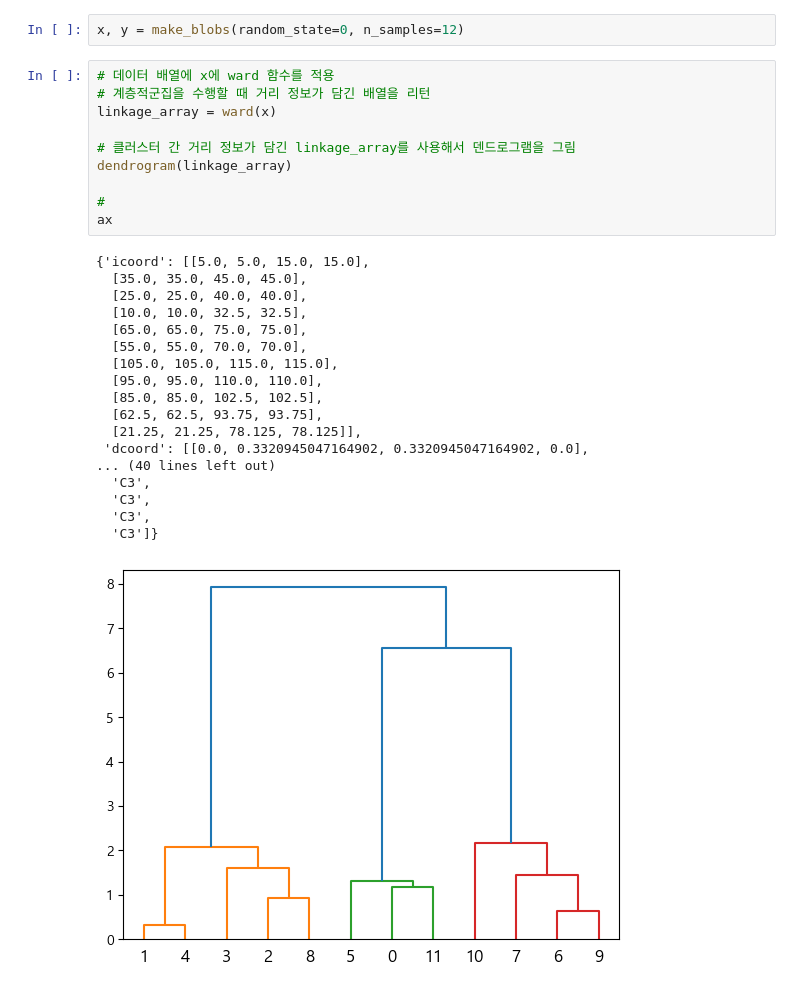
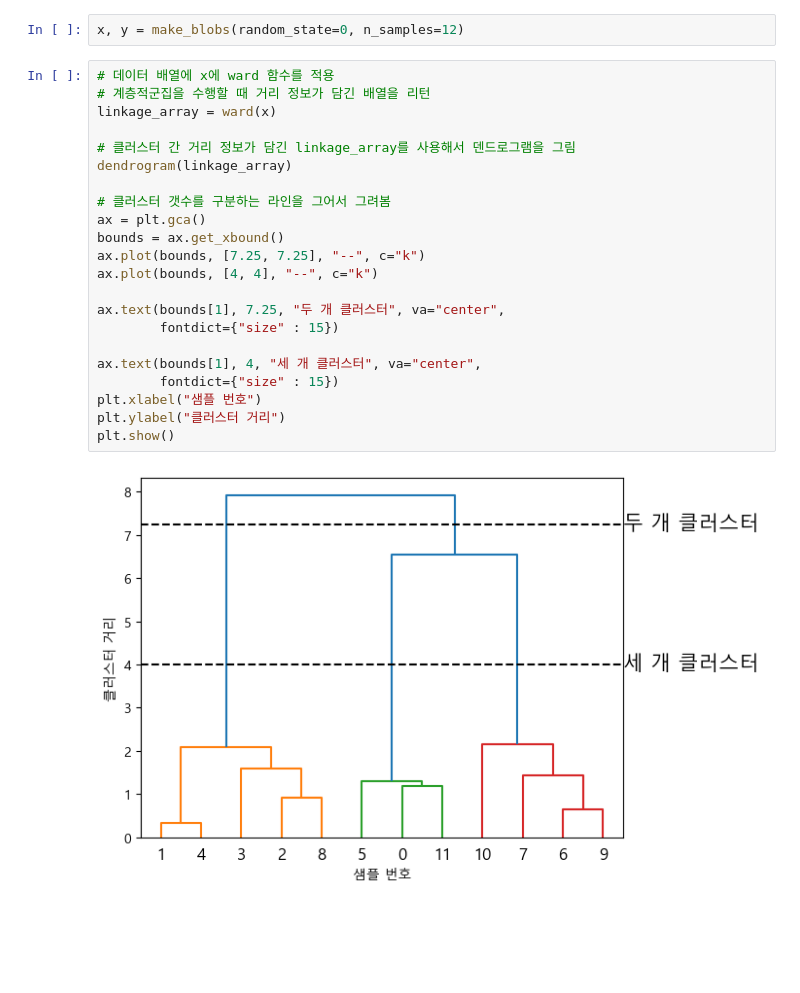
Before and after one commit to gitea0101/machineLearning, a Jupyter notebook: 계층적 군집분석 & DBSCAN.ipynb, the cells around one changed output. Drawn from its saved outputs; the diff is of its cells as text; blank space fills up the shorter version.

```diff
--- a/계층적 군집분석 & DBSCAN.ipynb
+++ b/계층적 군집분석 & DBSCAN.ipynb
@@ -28,29 +28,24 @@ x, y = make_blobs(random_state=0, n_samples=12)
 # %%
 # 데이터 배열에 x에 ward 함수를 적용
 # 계층적군집을 수행할 때 거리 정보가 담긴 배열을 리턴
 linkage_array = ward(x)
 
 # 클러스터 간 거리 정보가 담긴 linkage_array를 사용해서 덴드로그램을 그림
 dendrogram(linkage_array)
 
-#
-ax
+# 클러스터 갯수를 구분하는 라인을 그어서 그려봄
+ax = plt.gca()
+bounds = ax.get_xbound()
+ax.plot(bounds, [7.25, 7.25], "--", c="k")
+ax.plot(bounds, [4, 4], "--", c="k")
+
+ax.text(bounds[1], 7.25, "두 개 클러스터", va="center",
+        fontdict={"size" : 15})
+
+ax.text(bounds[1], 4, "세 개 클러스터", va="center",
+        fontdict={"size" : 15})
+plt.xlabel("샘플 번호")
+plt.ylabel("클러스터 거리")
+plt.show()
 # %% [output]
-{'icoord': [[5.0, 5.0, 15.0, 15.0],
-  [35.0, 35.0, 45.0, 45.0],
-  [25.0, 25.0, 40.0, 40.0],
-  [10.0, 10.0, 32.5, 32.5],
-  [65.0, 65.0, 75.0, 75.0],
-  [55.0, 55.0, 70.0, 70.0],
-  [105.0, 105.0, 115.0, 115.0],
-  [95.0, 95.0, 110.0, 110.0],
-  [85.0, 85.0, 102.5, 102.5],
-  [62.5, 62.5, 93.75, 93.75],
-  [21.25, 21.25, 78.125, 78.125]],
- 'dcoord': [[0.0, 0.3320945047164902, 0.3320945047164902, 0.0],
-... (40 lines left out)
-  'C3',
-  'C3',
-  'C3',
-  'C3']}
-[figure, old version]
+[figure, new version]
```
Also changed, not shown: parts of 8 cells of this notebook.
